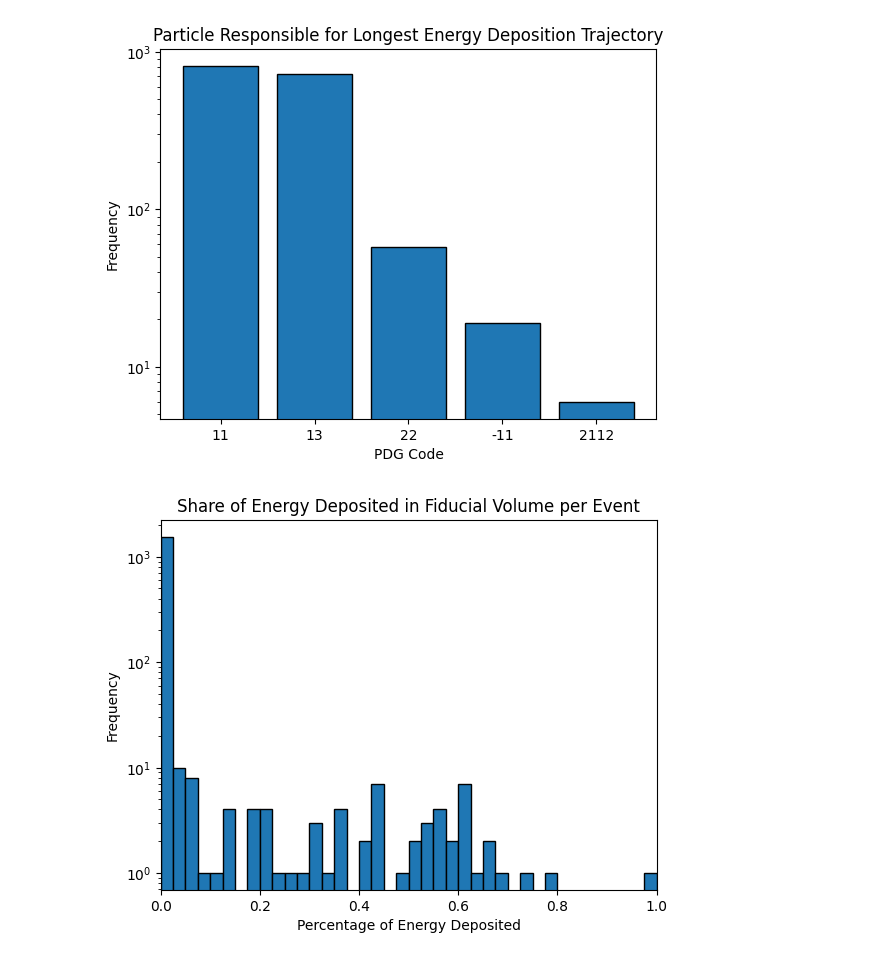
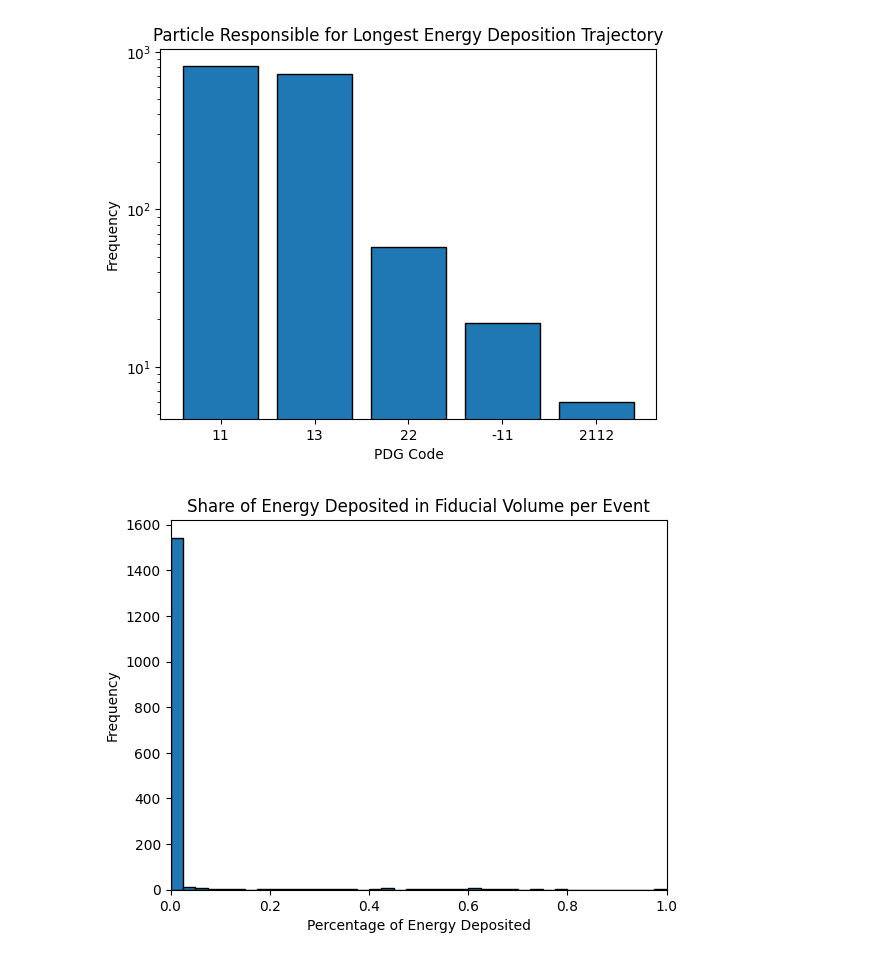
Before and after one commit to vaccarojohn/SNeNDSim, a Jupyter notebook: sim/cosmics/cosmics_segment_analysis.ipynb, the cells around one changed output. Saved outputs shown, nothing was run; the diff lists cells and outputs as text; code cells hidden in the pictures.

```diff
--- a/sim/cosmics/cosmics_segment_analysis.ipynb
+++ b/sim/cosmics/cosmics_segment_analysis.ipynb
@@ -87,20 +87,19 @@ plt.show()
 # %%
 # Fiducial volume ratio plot
 
 # Define bins
 bins = np.arange(0, 1.025, 0.025)
 plt.hist(data['pfenergy'], bins=bins, edgecolor='black')
 plt.xlim(0, 1)
 
 # Axis labels
-plt.yscale('log')
 plt.xlabel('Percentage of Energy Deposited')
 plt.ylabel('Frequency')
 plt.title('Share of Energy Deposited in Fiducial Volume per Event')
 
 plt.show()
 # %% [output]
-[figure, old version]
+[figure, new version]
 # %%
 # Signal volume ratio plot
 
```
Also changed, not shown: parts of 2 cells of this notebook.
